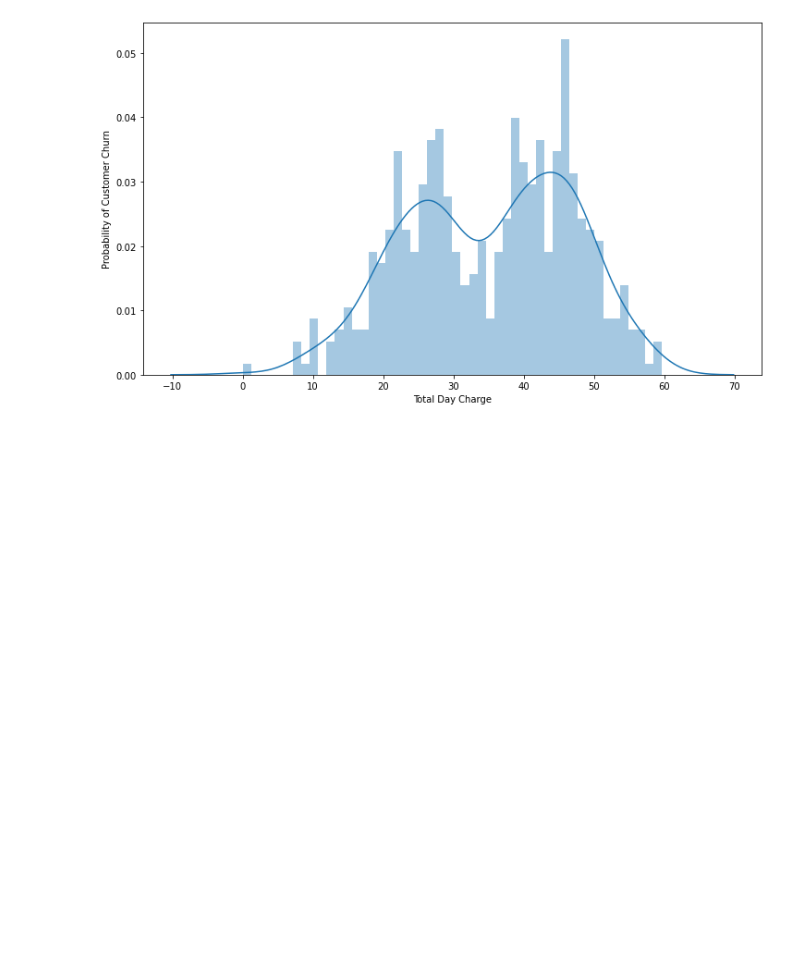
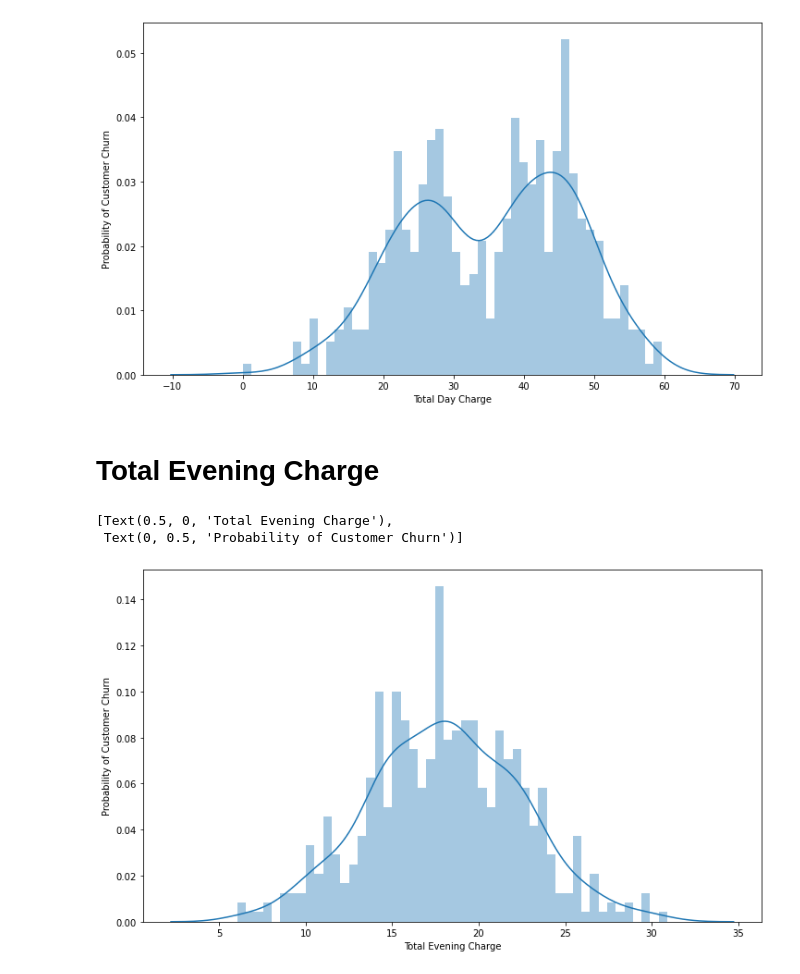
Before and after one commit to jswec/Phase-3-Project, a Jupyter notebook: Data Visualization.ipynb, the cells around one changed output. Drawn from its saved outputs; the diff is of its cells as text; code cells hidden in the pictures; blank space fills up the shorter version.

```diff
--- a/Data Visualization.ipynb
+++ b/Data Visualization.ipynb
@@ -157,0 +187,12 @@ chart = sns.displot(data=iris, x='sepal length (cm)', hue='target', kind='kde',
+# %% [markdown]
+# Total Evening Charge
+# %%
+fig, ax = plt.subplots(figsize=(12, 7))
+
+sns.distplot(churn['total eve charge'], bins=50);
+
+ax.set(xlabel='Total Evening Charge', ylabel='Probability of Customer Churn')
+# %% [output]
+[Text(0.5, 0, 'Total Evening Charge'),
+ Text(0, 0.5, 'Probability of Customer Churn')]
+[figure, added]
```
Also changed, not shown: parts of 10 cells of this notebook, 1 other file.
